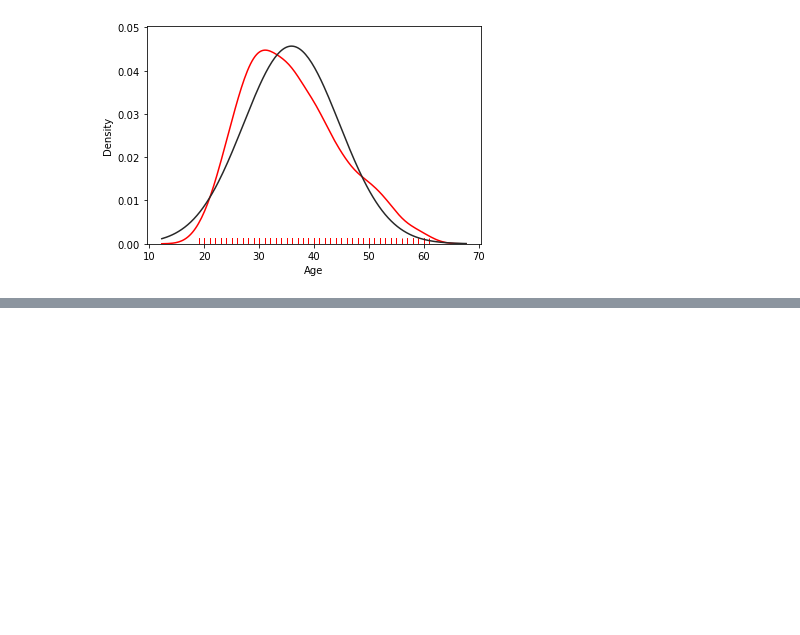
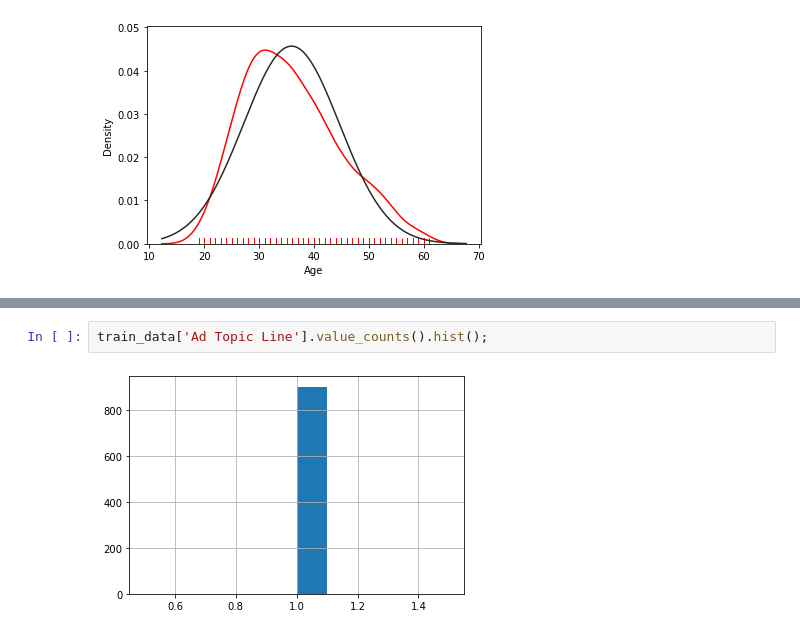
Before and after one commit to malachowicz1/ML, a Jupyter notebook: Ad_Click_Prediction/model.ipynb, the cells around one changed output, grey strips where cells are left out. Drawn from its saved outputs; the diff is of its cells as text; blank space fills up the shorter version.

```diff
--- a/Ad_Click_Prediction/model.ipynb
+++ b/Ad_Click_Prediction/model.ipynb
@@ -55,0 +81,4 @@ sns.distplot(train_data['Age'], hist=False, color='r', rug=True, fit=norm);
+# %%
+train_data['Ad Topic Line'].value_counts().hist();
+# %% [output]
+[figure, added]
```
Also changed, not shown: parts of 6 cells of this notebook.
